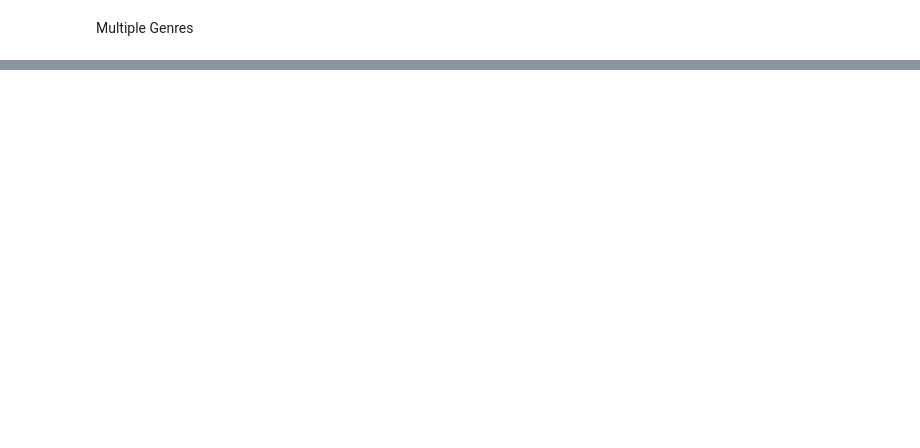
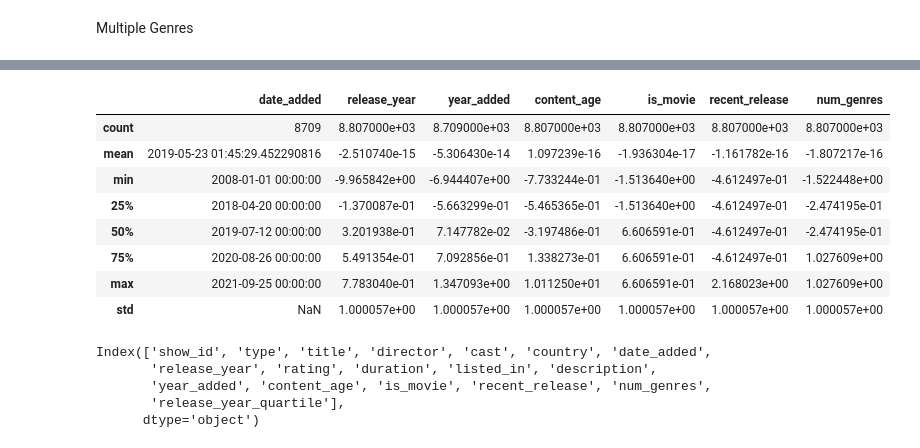
Before and after one commit to NISHAL-AT/NF_EDA, a Jupyter notebook: EDA_2_[29_09_25].ipynb, the cells around one changed output, grey strips where cells are left out. Saved outputs shown, nothing was run; the diff lists cells and outputs as text; code cells hidden in the pictures; blank space fills up the shorter version.

```diff
--- a/EDA_2_[29_09_25].ipynb
+++ b/EDA_2_[29_09_25].ipynb
@@ -482,0 +601,29 @@ plt.show()
+# %%
+#NORMALIZATION
+from sklearn.preprocessing import StandardScaler
+
+numeric_cols = df.select_dtypes(include=['int64', 'float64']).columns
+
+scaler = StandardScaler()
+
+df[numeric_cols] = scaler.fit_transform(df[numeric_cols])
+
+df.describe()
+# %% [output]
+|  | date_added | release_year | year_added | content_age | is_movie | recent_release | num_genres |
+| count | 8709 | 8.807000e+03 | 8.709000e+03 | 8.807000e+03 | 8.807000e+03 | 8.807000e+03 | 8.807000e+03 |
+| mean | 2019-05-23 01:45:29.452290816 | -2.510740e-15 | -5.306430e-14 | 1.097239e-16 | -1.936304e-17 | -1.161782e-16 | -1.807217e-16 |
+| min | 2008-01-01 00:00:00 | -9.965842e+00 | -6.944407e+00 | -7.733244e-01 | -1.513640e+00 | -4.612497e-01 | -1.522448e+00 |
+| 25% | 2018-04-20 00:00:00 | -1.370087e-01 | -5.663299e-01 | -5.465365e-01 | -1.513640e+00 | -4.612497e-01 | -2.474195e-01 |
+| 50% | 2019-07-12 00:00:00 | 3.201938e-01 | 7.147782e-02 | -3.197486e-01 | 6.606591e-01 | -4.612497e-01 | -2.474195e-01 |
+| 75% | 2020-08-26 00:00:00 | 5.491354e-01 | 7.092856e-01 | 1.338273e-01 | 6.606591e-01 | -4.612497e-01 | 1.027609e+00 |
+| max | 2021-09-25 00:00:00 | 7.783040e-01 | 1.347093e+00 | 1.011250e+01 | 6.606591e-01 | 2.168023e+00 | 1.027609e+00 |
+| std | NaN | 1.000057e+00 | 1.000057e+00 | 1.000057e+00 | 1.000057e+00 | 1.000057e+00 | 1.000057e+00 |
+# %%
+df.columns
+# %% [output]
+Index(['show_id', 'type', 'title', 'director', 'cast', 'country', 'date_added',
+       'release_year', 'rating', 'duration', 'listed_in', 'description',
+       'year_added', 'content_age', 'is_movie', 'recent_release', 'num_genres',
+       'release_year_quartile'],
+      dtype='object')
```
Also changed, not shown: parts of 40 cells of this notebook, 3 other files.
